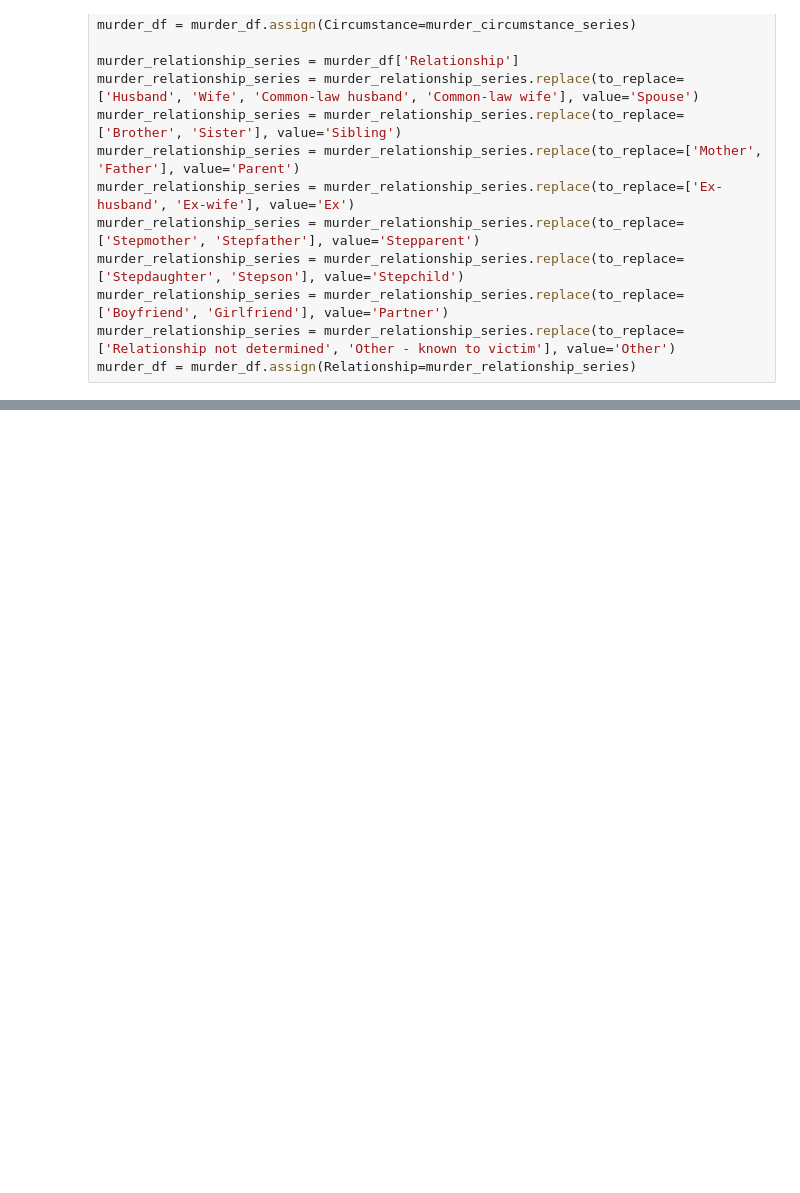
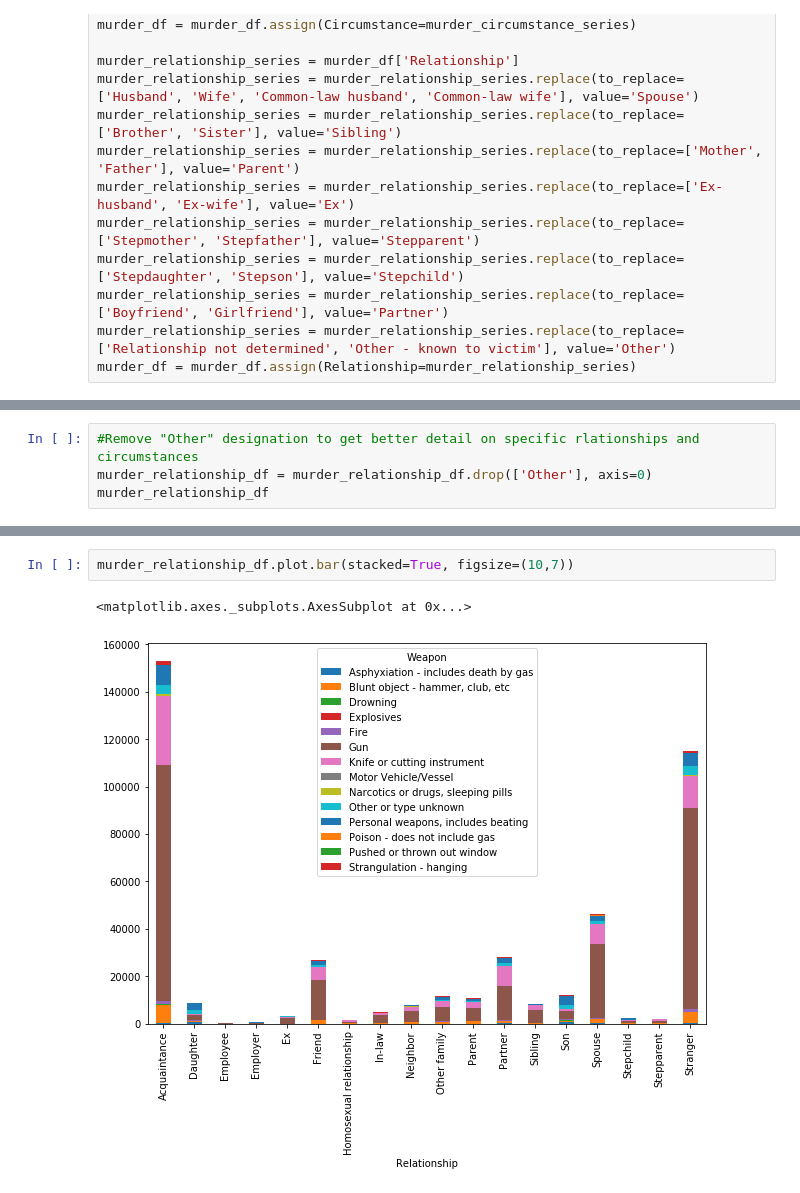
Before and after one commit to sparking29/Murder_Analysis, a Jupyter notebook: murder-analysis.ipynb, the cells around one changed output, grey strips where cells are left out. Saved outputs shown, nothing was run; the diff lists cells and outputs as text; blank space fills up the shorter version.

```diff
--- a/murder-analysis.ipynb
+++ b/murder-analysis.ipynb
@@ -181,0 +93,4 @@ plt.bar(Relationships, percent_circs, color=colors, align="center")
+# %%
+#Remove "Other" designation to get better detail on specific rlationships and circumstances
+murder_relationship_df = murder_relationship_df.drop(['Other'], axis=0)
+murder_relationship_df
@@ -182,2 +116,7 @@ plt.bar(Relationships, percent_circs, color=colors, align="center")
+# %%
+murder_relationship_df.plot.bar(stacked=True, figsize=(10,7))
+# %% [output]
+<matplotlib.axes._subplots.AxesSubplot at 0x...>
+[figure, added]
 # %%
 circumstance_df = murder_df.groupby(['Circumstance']).size().reset_index(name='total by circ')
```
Also changed, not shown: parts of 18 cells of this notebook.
